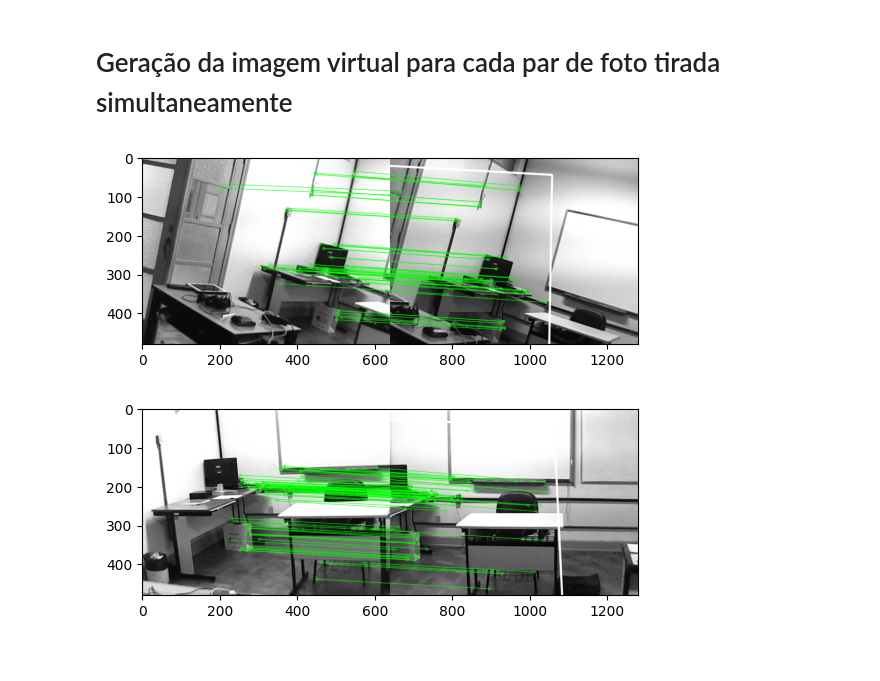
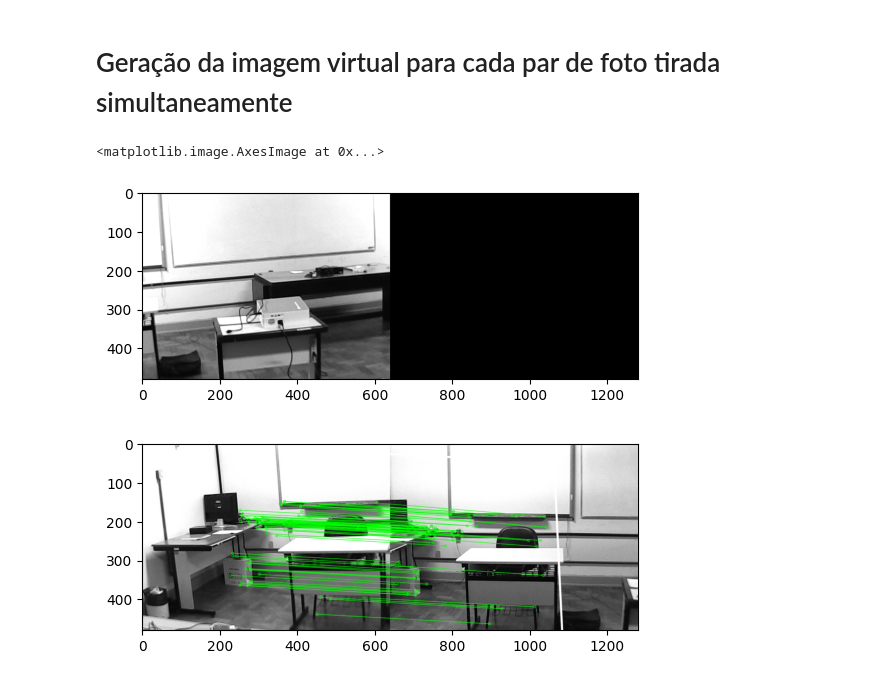
Before and after one commit to mHijuxS/Sistema_Dual_Cameras, a Jupyter notebook: parte2.ipynb, the cells around one changed output. Saved outputs shown, nothing was run; the diff lists cells and outputs as text; code cells hidden in the pictures.

Commit message:
possivel codigo para juntar imagens

```diff
--- a/parte2.ipynb
+++ b/parte2.ipynb
@@ -42,10 +42,43 @@ def matching_points(camera):
                     flags = 2)
     img3 = cv2.drawMatches(img1,kp1,img2,kp2,good,None,**draw_params)
     plt.imshow(img3, 'gray'),plt.show()
+    return img2,M,w,h
-# %%
-matching_points('1')
-# %% [output]
-[figure, removed]
+# %%
+def matching_points(camera):
+    MIN_MATCH_COUNT = 10
+    img1 = cv2.imread(f'./images_to_virtual/image{camera}/image_1_{camera}.jpg', cv2.IMREAD_GRAYSCALE) # queryImage
+    img2 = cv2.imread(f'./images_to_virtual/image{camera}/image_2_{camera}.jpg', cv2.IMREAD_GRAYSCALE) # trainImage
+    # Initiate SIFT detector
+    sift = cv2.SIFT_create()
+    # find the keypoints and descriptors with SIFT
+    kp1, des1 = sift.detectAndCompute(img1,None)
+    kp2, des2 = sift.detectAndCompute(img2,None)
+    FLANN_INDEX_KDTREE = 1
+    index_params = dict(algorithm = FLANN_INDEX_KDTREE, trees = 5)
+    search_params = dict(checks = 50)
+    flann = cv2.FlannBasedMatcher(index_params, search_params)
+    matches = flann.knnMatch(des1,des2,k=2)
+    # store all the good matches as per Lowe's ratio test.
+    good = []
+    for m,n in matches:
+        if m.distance < 0.7*n.distance:
+            good.append(m)
+    if len(good)>MIN_MATCH_COUNT:
+        src_pts = np.float32([ kp1[m.queryIdx].pt for m in good ]).reshape(-1,1,2)
+        dst_pts = np.float32([ kp2[m.trainIdx].pt for m in good ]).reshape(-1,1,2)
+        M, mask = cv2.findHomography(src_pts, dst_pts, cv2.RANSAC,5.0)
+        h,w = img1.shape
+        img2_warped = cv2.warpPerspective(img2, M, (img1.shape[1] + img2.shape[1], img1.shape[0]))
+        img2_warped[0:img1.shape[0], 0:img1.shape[1]] = img1
+        return img2_warped
+    else:
+        print("Not enough matches are found - {}/{}".format(len(good), MIN_MATCH_COUNT))
+        return None
+# %%
+plt.imshow(matching_points('3'),cmap='gray')
+# %% [output]
+<matplotlib.image.AxesImage at 0x...>
+[figure, added]
 # %%
 matching_points('2')
 # %% [output]
```
Also changed, not shown: parts of 2 cells of this notebook.
